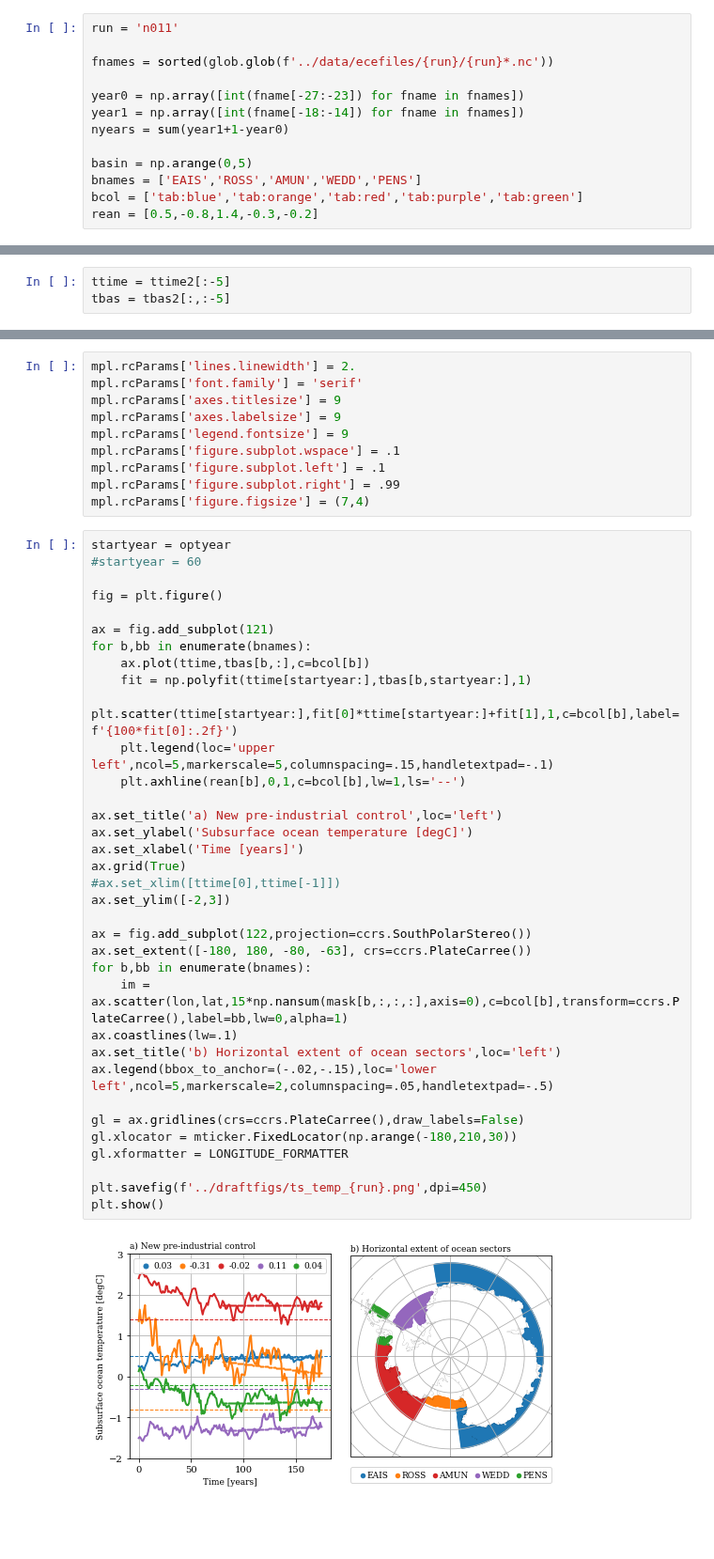
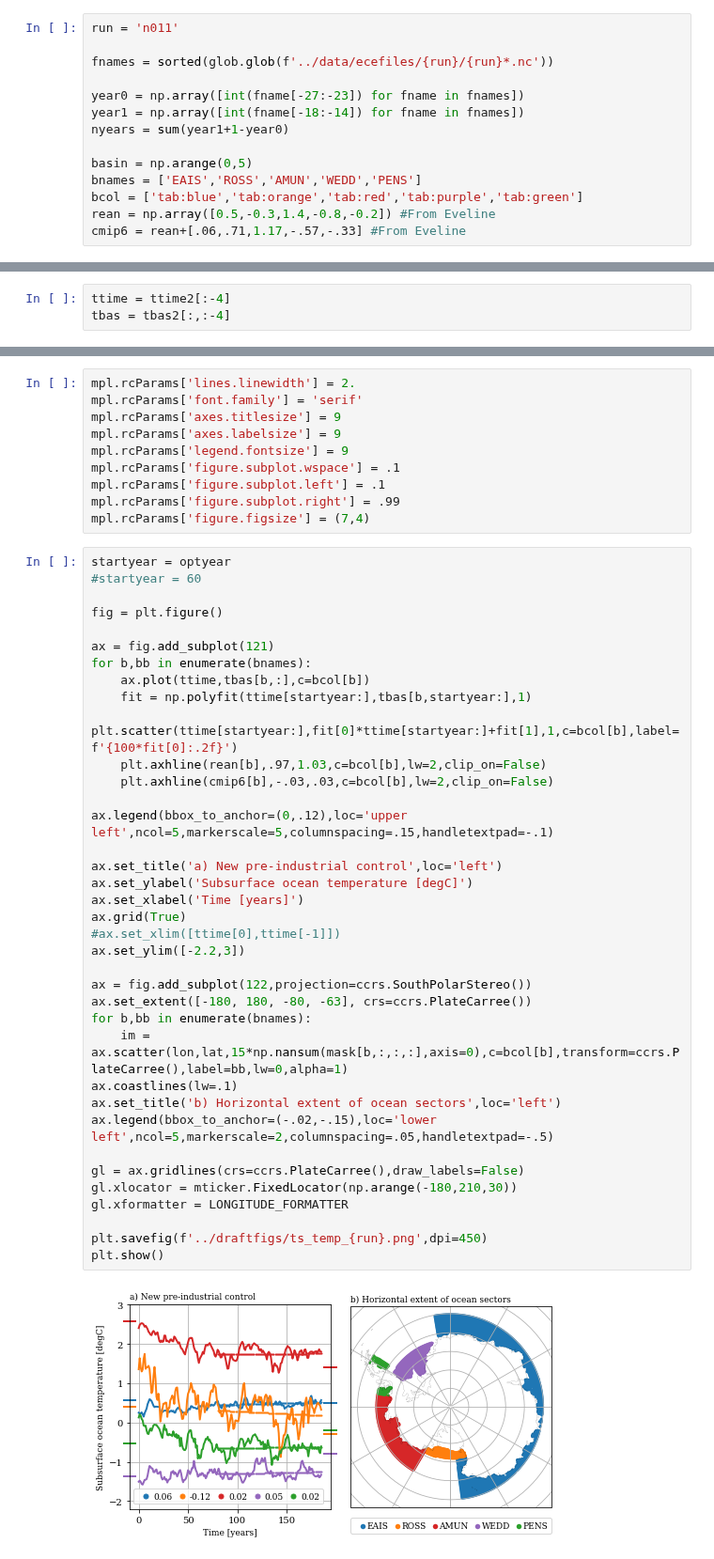
Before and after one commit to erwinlambert/feedback, a Jupyter notebook: notebooks/Draftplot_temperature.ipynb, the cells around one changed output, grey strips where cells are left out. Shown at 94% size. Drawn from its saved outputs; the diff is of its cells as text; blank space fills up the shorter version.

```diff
--- a/notebooks/Draftplot_temperature.ipynb
+++ b/notebooks/Draftplot_temperature.ipynb
@@ -24,7 +24,8 @@ nyears = sum(year1+1-year0)
 basin = np.arange(0,5)
 bnames = ['EAIS','ROSS','AMUN','WEDD','PENS']
 bcol = ['tab:blue','tab:orange','tab:red','tab:purple','tab:green']
-rean = [0.5,-0.8,1.4,-0.3,-0.2]
+rean = np.array([0.5,-0.3,1.4,-0.8,-0.2]) #From Eveline
+cmip6 = rean+[.06,.71,1.17,-.57,-.33] #From Eveline
 # %%
 #Get time-independent variables
 ds = xr.open_dataset('../data/ecefiles/areas.nc')
@@ -137,6 +138,6 @@ tbas2 = tbas
 # %%
-ttime = ttime2[:-5]
-tbas = tbas2[:,:-5]
+ttime = ttime2[:-4]
+tbas = tbas2[:,:-4]
 # %%
 fig = plt.figure(figsize=(4,4))
 ax = fig.add_subplot(111)
@@ -186,34 +187,36 @@ startyear = optyear
 
 fig = plt.figure()
 
 ax = fig.add_subplot(121)
 for b,bb in enumerate(bnames):
     ax.plot(ttime,tbas[b,:],c=bcol[b])
     fit = np.polyfit(ttime[startyear:],tbas[b,startyear:],1)
     plt.scatter(ttime[startyear:],fit[0]*ttime[startyear:]+fit[1],1,c=bcol[b],label=f'{100*fit[0]:.2f}')
-    plt.legend(loc='upper left',ncol=5,markerscale=5,columnspacing=.15,handletextpad=-.1)
-    plt.axhline(rean[b],0,1,c=bcol[b],lw=1,ls='--')
+    plt.axhline(rean[b],.97,1.03,c=bcol[b],lw=2,clip_on=False)
+    plt.axhline(cmip6[b],-.03,.03,c=bcol[b],lw=2,clip_on=False)
+
+ax.legend(bbox_to_anchor=(0,.12),loc='upper left',ncol=5,markerscale=5,columnspacing=.15,handletextpad=-.1)
 
 ax.set_title('a) New pre-industrial control',loc='left')
 ax.set_ylabel('Subsurface ocean temperature [degC]')
 ax.set_xlabel('Time [years]')
 ax.grid(True)
 #ax.set_xlim([ttime[0],ttime[-1]])
-ax.set_ylim([-2,3])
+ax.set_ylim([-2.2,3])
 
 ax = fig.add_subplot(122,projection=ccrs.SouthPolarStereo())
 ax.set_extent([-180, 180, -80, -63], crs=ccrs.PlateCarree())
 for b,bb in enumerate(bnames):
     im = ax.scatter(lon,lat,15*np.nansum(mask[b,:,:,:],axis=0),c=bcol[b],transform=ccrs.PlateCarree(),label=bb,lw=0,alpha=1)
 ax.coastlines(lw=.1)
 ax.set_title('b) Horizontal extent of ocean sectors',loc='left')
 ax.legend(bbox_to_anchor=(-.02,-.15),loc='lower left',ncol=5,markerscale=2,columnspacing=.05,handletextpad=-.5)
 
 gl = ax.gridlines(crs=ccrs.PlateCarree(),draw_labels=False)
 gl.xlocator = mticker.FixedLocator(np.arange(-180,210,30))
 gl.xformatter = LONGITUDE_FORMATTER
 
 plt.savefig(f'../draftfigs/ts_temp_{run}.png',dpi=450)
 plt.show()
 # %% [output]
-[figure, old version]
+[figure, new version]
```
Also changed, not shown: parts of 2 cells of this notebook, 2 other files.
